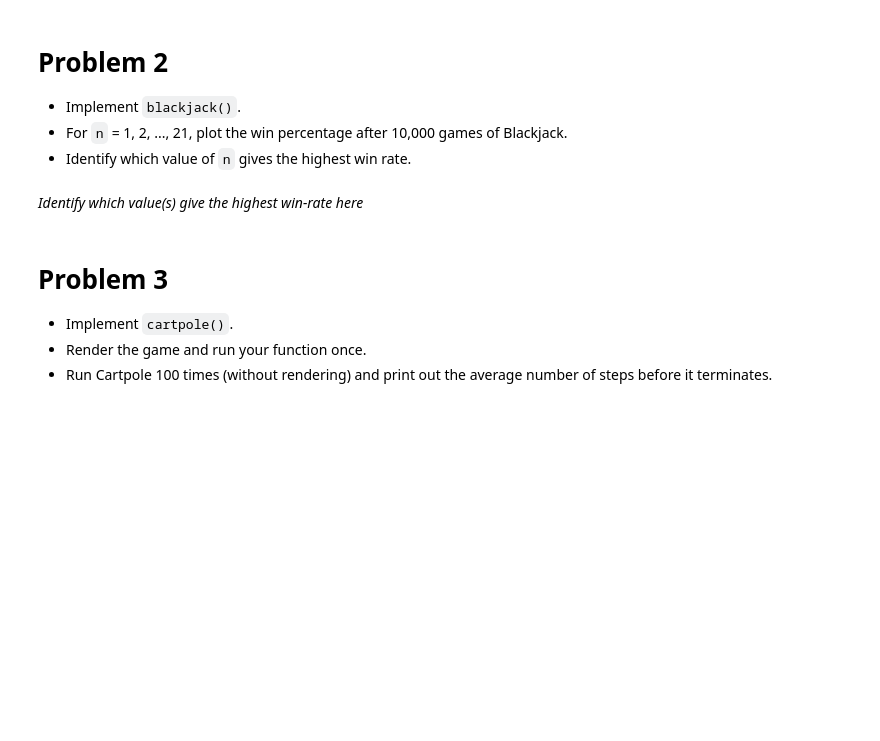
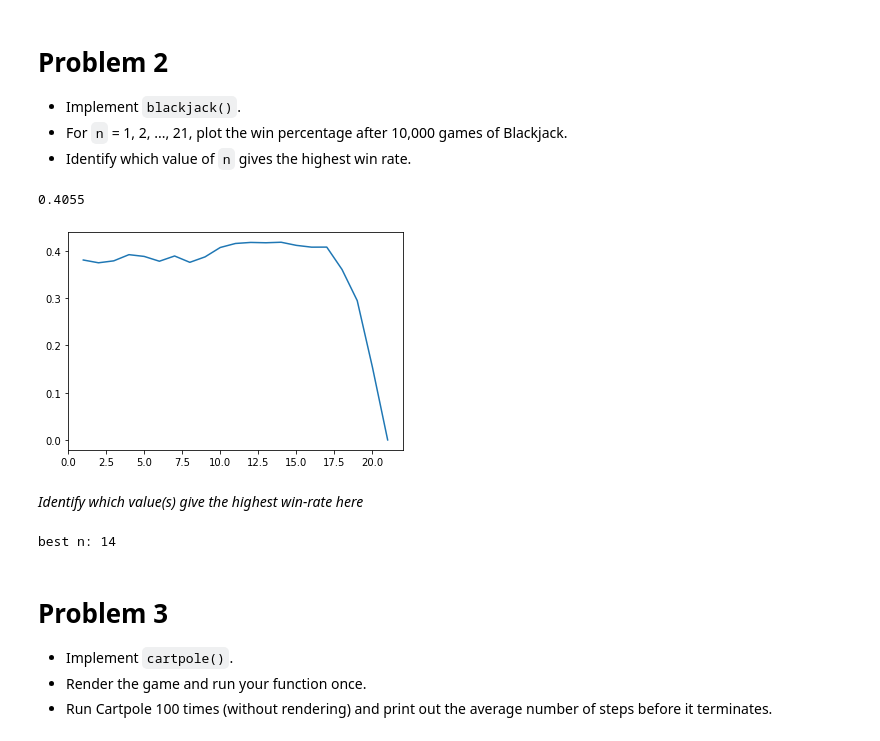
Before and after one commit to Burt360/Volume2, a Jupyter notebook: OpenGym/opengym.ipynb, the cells around one changed output. Cells and saved outputs as stored; diff of their text form; code cells hidden in the pictures; blank space fills up the shorter version.

Commit message:
All problems

```diff
--- a/OpenGym/opengym.ipynb
+++ b/OpenGym/opengym.ipynb
@@ -43,15 +95,3 @@ def random_blackjack(n):
 * Implement `blackjack()`.
 * For `n` = 1, 2, ..., 21, plot the win percentage after 10,000 games of Blackjack.
 * Identify which value of `n` gives the highest win rate.
-# %%
-# Problem 2
-def blackjack(n=11):
-    """
-    Play blackjack with naive algorithm.
-    Parameters:
-        n (int): maximum accepted player hand
-    Return:
-        percent (float): percentage of 10000 iterations
-                         that the player wins
-    """
-    raise NotImplementedError("Problem 2 Incomplete")
@@ -60,5 +98,71 @@ def blackjack(n=11):
+# %%
+# Problem 2
+def blackjack(n=11):
+    """
+    Play blackjack with naive algorithm.
+    Parameters:
+        n (int): maximum accepted player hand
+    Return:
+        percent (float): percentage of 10000 iterations
+                         that the player wins
+    """
+    if n < 1 or n > 21:
+        raise ValueError('n should be between 1 and 21 inclusive')
+
+    # Number of runs to test
+    NUM_RUNS = 10000
+
+    try:
+        # Init environment
+        env = gym.make('Blackjack-v1')
+        env.reset()
+        random_action = env.action_space.sample
+
+        # Play n random games and record wins
+        wins = 0
+        for i in range(NUM_RUNS):
+            (current_hand, _, _), _ = env.reset()
+
+            # Hit until hand exceeds n
+            # Note that 1 <= n <= 21, so don't need to check if done if
+            # a hit loses the game by going over 21
+            while current_hand <= n:
+                (current_hand, _, _), win, done, _, _ = env.step(1)
+
+            # Stick
+            (current_hand, _, _), win, done, _, _ = env.step(0)
+
+            # Game should now be over; record wins
+            if win == 1:
+                wins += 1
+
+        return wins/NUM_RUNS
+
+    finally:
+        # Make sure to close env
+        env.close()
+# %% [output]
+0.4055
+# %%
+# Run simulation for 1 <= n <= 21
+win_percentages = [None] * 21
+
+for n in range(1, 21+1):
+    win_percentages[n-1] = blackjack(n)
+# %%
+# Plot win percentages
+plt.plot(np.arange(1, 21+1), win_percentages)
+plt.show()
+# %% [output]
+[figure, added]
 # %% [markdown]
 *Identify which value(s) give the highest win-rate here*
+# %%
+# The best-performing value of n
+best_n = np.argmax(win_percentages) + 1
+print('best n:', best_n)
+# %% [output]
+best n: 14
 # %% [markdown]
 # Problem 3
 
```
Also changed, not shown: parts of 24 cells of this notebook.
